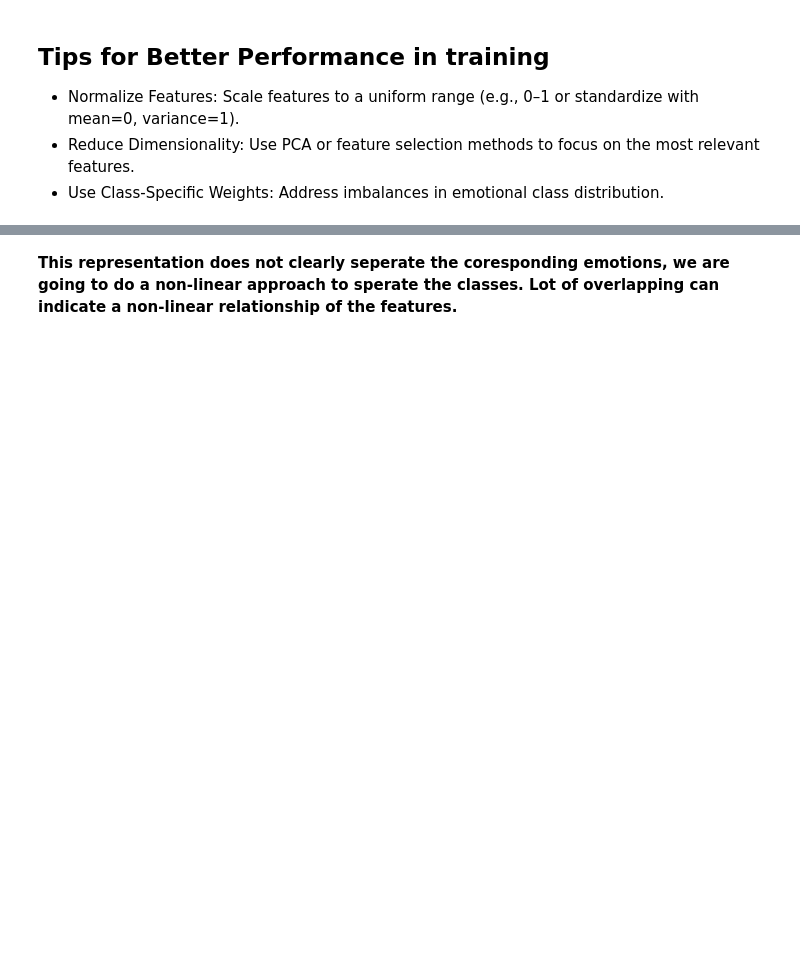
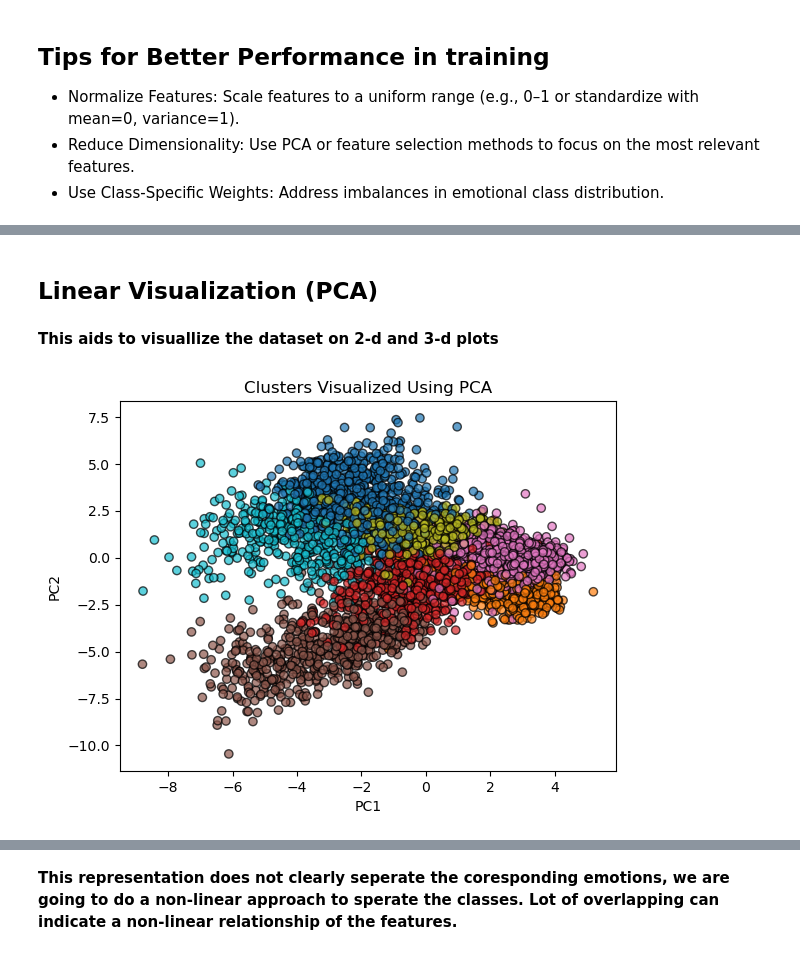
Before and after one commit to Amehroke/Emotion-Recognition, a Jupyter notebook: notebooks/EDA.ipynb, the cells around one changed output, grey strips where cells are left out. Saved outputs shown, nothing was run; the diff lists cells and outputs as text; code cells hidden in the pictures; blank space fills up the shorter version.

```diff
--- a/notebooks/EDA.ipynb
+++ b/notebooks/EDA.ipynb
@@ -364,0 +279,35 @@ plt.show()
+# %%
+data = pd.read_csv("../notebooks/main_extracted_features.csv")
+balanced_data = pd.read_csv("../notebooks/smote_balanced_dataset.csv")
+
+# Extract features (exclude 'Label' if it's a target variable)
+feature_columns = [col for col in data.columns if col != 'Label']
+
+scaler = StandardScaler()
+scaled_data = scaler.fit_transform(data[feature_columns])
+
+# Convert back to a DataFrame
+scaled_data = pd.DataFrame(scaled_data, columns=feature_columns)
+# %% [markdown]
+## Linear Visualization (PCA)
+# %% [markdown]
+**This aids to visuallize the dataset on 2-d and 3-d plots**
+# %%
+# Perform clustering on the original dataset
+kmeans = KMeans(n_clusters=7, random_state=42)
+labels = kmeans.fit_predict(scaled_data)
+
+# Add cluster labels to the data for visualization
+scaled_data['Cluster'] = labels
+
+pca = PCA(n_components=2)
+reduced_data = pca.fit_transform(scaled_data.drop(columns=['Cluster']))
+
+# Visualize the clusters
+plt.scatter(reduced_data[:, 0], reduced_data[:, 1], c=labels, cmap='tab10', alpha=0.7, edgecolor='k')
+plt.xlabel('PC1')
+plt.ylabel('PC2')
+plt.title('Clusters Visualized Using PCA')
+plt.show()
+# %% [output]
+[figure, added]
```
Also changed, not shown: parts of 43 cells of this notebook, 6 other files.
